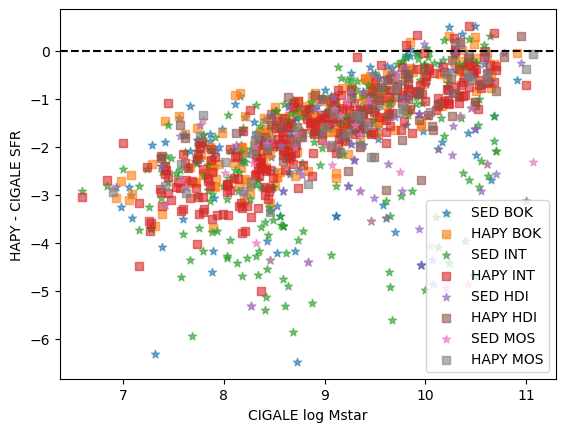
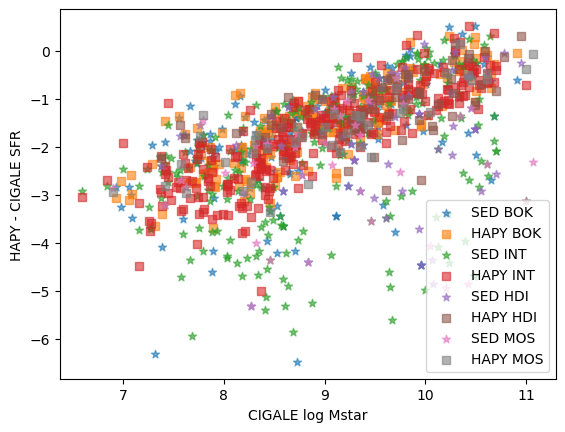
The change to this notebook cell's code, shown as a diff; its figure went from the first image to the second:
--- before
+++ after
@@ -11,5 +11,5 @@
 y2 = hapy_sfr
 
-delta = y - x
+delta = y2 - y1
 x = logmstar[tab['VFINDEX']]
 
@@ -21,5 +21,5 @@
 #plt.plot(xline,xline,'k--')
 #plt.plot(xline,xline-1,'k--')
-plt.axhline(y=0,ls='--',c='k')
+#plt.axhline(y=0,ls='--',c='k')
 plt.legend()
 plt.xlabel("CIGALE log Mstar")

Commit: first script for duplicates